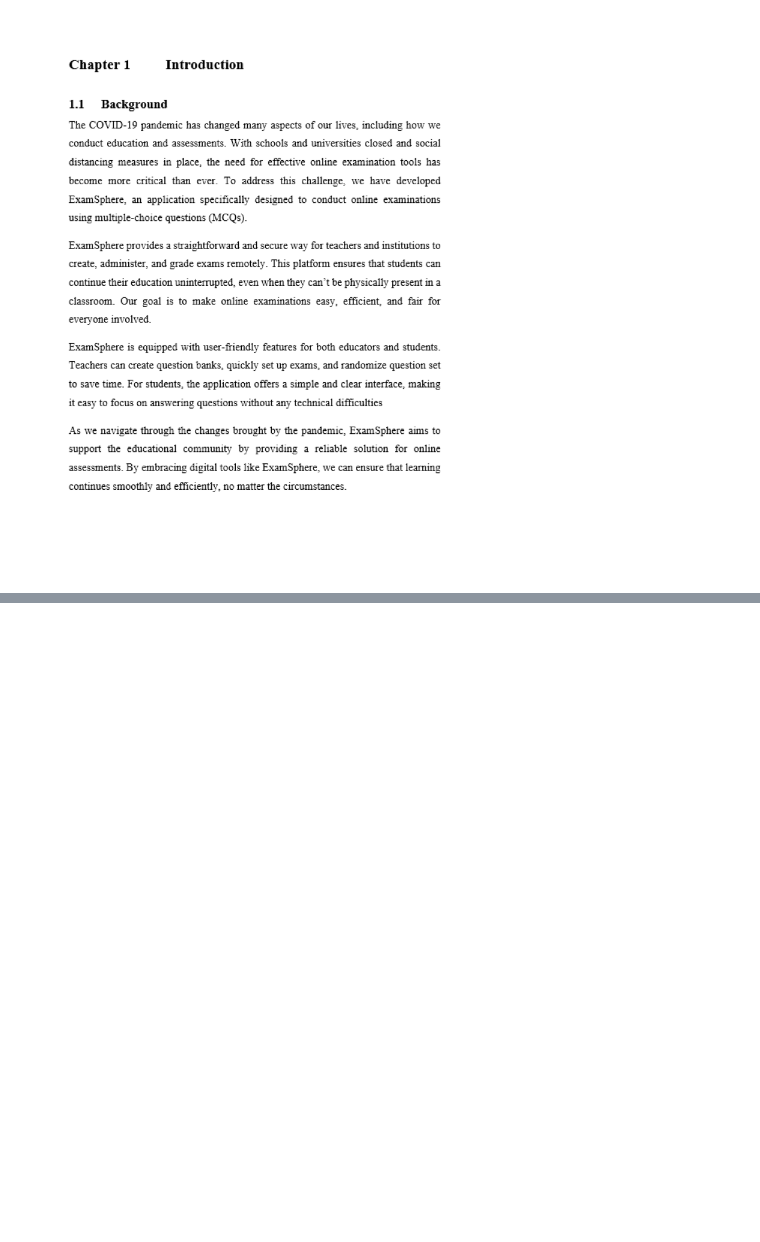
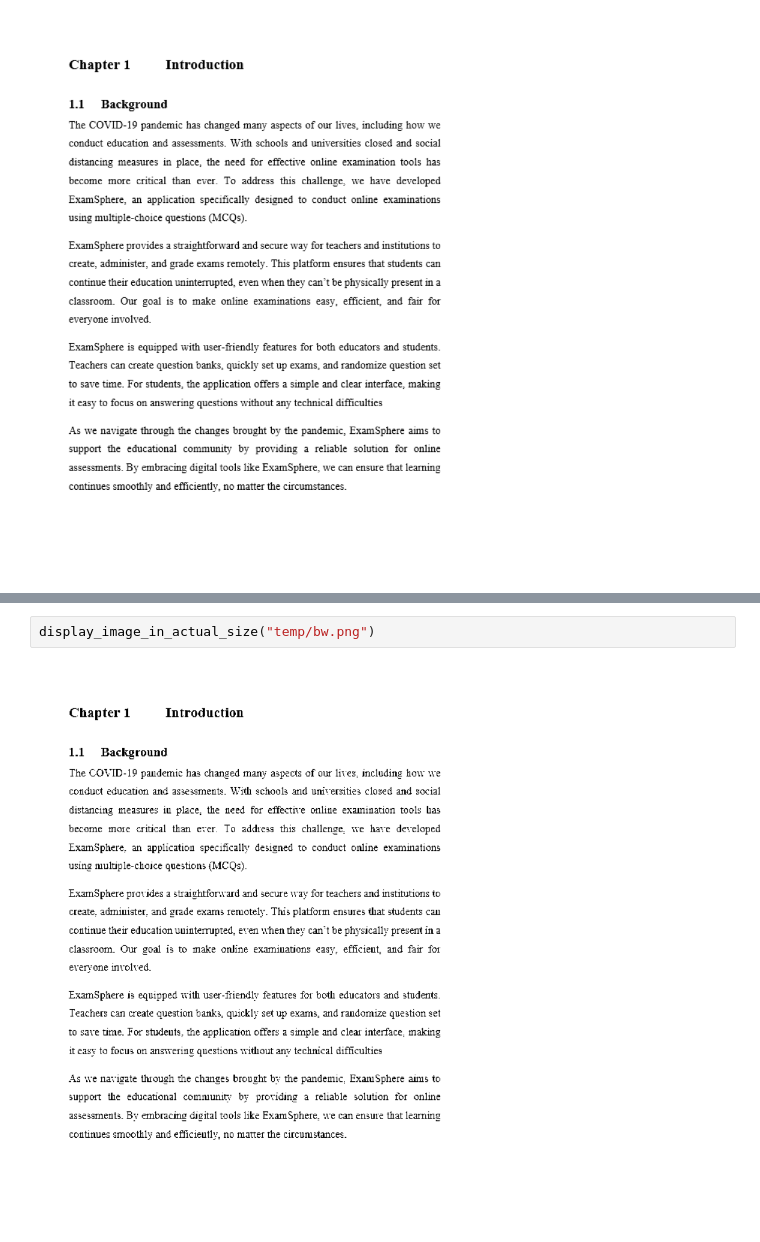
Before and after one commit to BiratBC/ocr-with-opencv-tesseract, a Jupyter notebook: opencv_image.ipynb, the cells around one changed output, grey strips where cells are left out. Drawn from its saved outputs; the diff is of its cells as text; blank space fills up the shorter version.

```diff
--- a/opencv_image.ipynb
+++ b/opencv_image.ipynb
@@ -52,0 +88,4 @@ display_image_in_actual_size(image_file)
+# %%
+display_image_in_actual_size("temp/bw.png")
+# %% [output]
+[figure, added]
```
Also changed, not shown: parts of 12 cells of this notebook, 3 other files.
